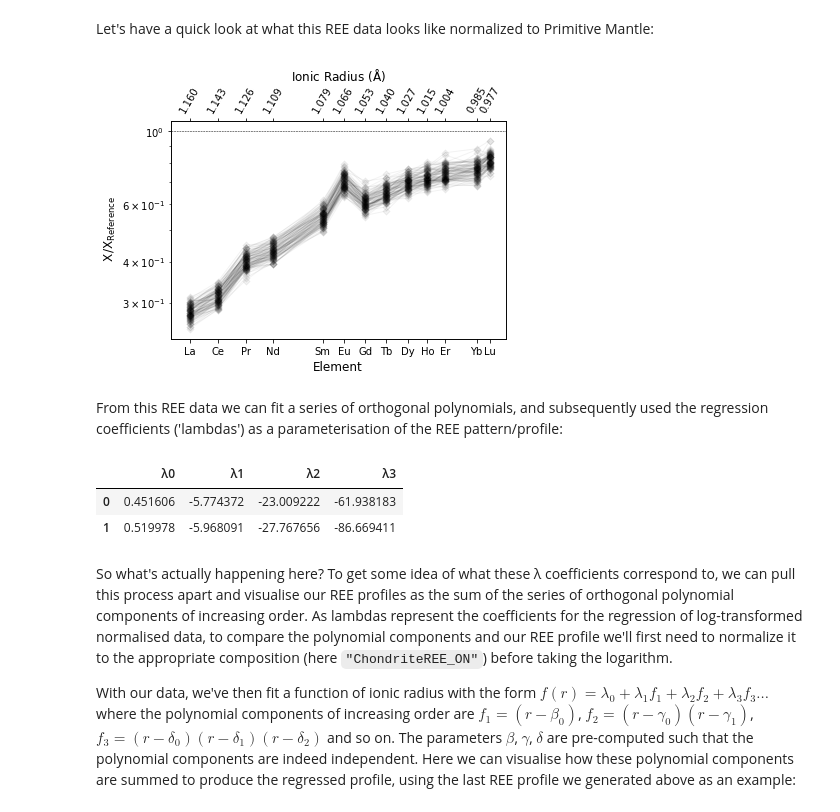
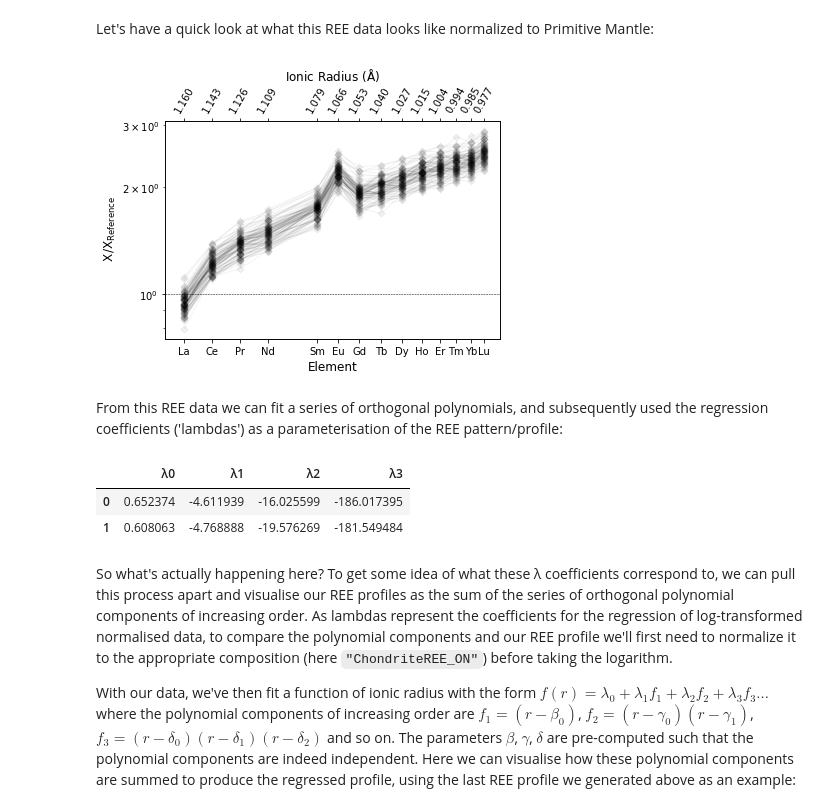
Before and after one commit to morganjwilliams/202102-minsoc-REE-workshop, a Jupyter notebook: notebooks/04_lambdas.ipynb, the cells around one changed output. Saved outputs shown, nothing was run; the diff lists cells and outputs as text; code cells hidden in the pictures.

```diff
--- a/notebooks/04_lambdas.ipynb
+++ b/notebooks/04_lambdas.ipynb
@@ -37,18 +37,19 @@ from pyrolite.util.synthetic import example_spider_data
 df = example_spider_data(
     noise_level=0.05,
     size=100,
-    start="DMM_WH2005",
-    norm_to="Chondrite_PON",
+    start="DM_SS2004",
+    norm_to="ChondriteREE_ON",
     offsets={"Eu": 0.2},
-).pyrochem.denormalize_from("Chondrite_PON")
+)
+df = df.pyrochem.denormalize_from("ChondriteREE_ON") # start with unnormalised data!
 # %% [markdown]
 Let's have a quick look at what this REE data looks like normalized to Primitive
 Mantle:
 # %%
-df.pyrochem.normalize_to("PM_PON").pyroplot.REE(alpha=0.05, c="k", unity_line=True)
+df.pyrochem.normalize_to("ChondriteREE_ON").pyroplot.REE(alpha=0.05, c="k", unity_line=True)
 plt.show()
 # %% [output]
-[figure, old version]
+[figure, new version]
 # %% [markdown]
 From this REE data we can fit a series of orthogonal polynomials, and subsequently used
 the regression coefficients ('lambdas') as a parameterisation of the REE
@@ -58,8 +59,8 @@ ls = df.pyrochem.lambda_lnREE(degree=4)
 ls.head(2)
 # %% [output]
 |  | λ0 | λ1 | λ2 | λ3 |
-| 0 | 0.451606 | -5.774372 | -23.009222 | -61.938183 |
-| 1 | 0.519978 | -5.968091 | -27.767656 | -86.669411 |
+| 0 | 0.652374 | -4.611939 | -16.025599 | -186.017395 |
+| 1 | 0.608063 | -4.768888 | -19.576269 | -181.549484 |
 # %% [markdown]
 So what's actually happening here? To get some idea of what these λ coefficients
 correspond to, we can pull this process apart and visualise our REE profiles as
```
Also changed, not shown: parts of 5 cells of this notebook.
